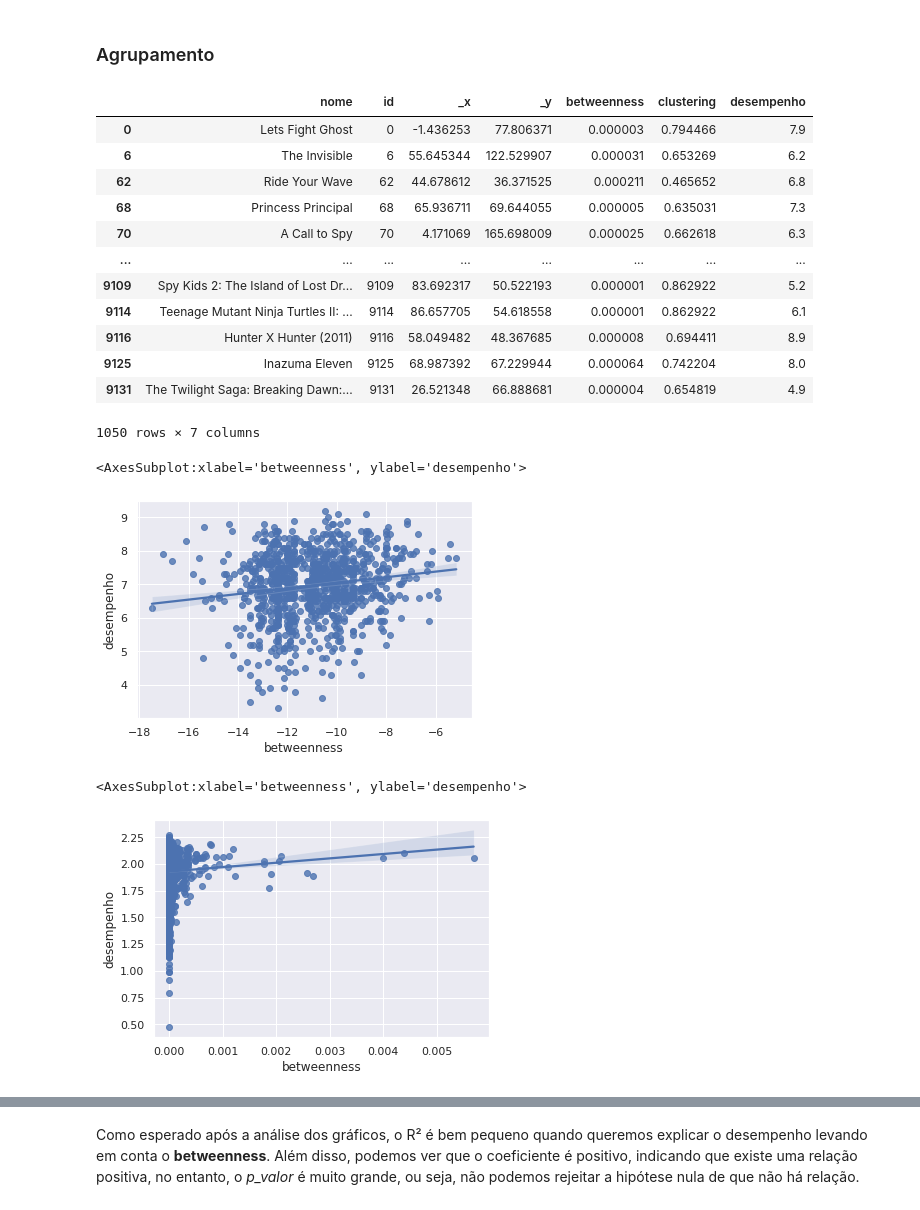
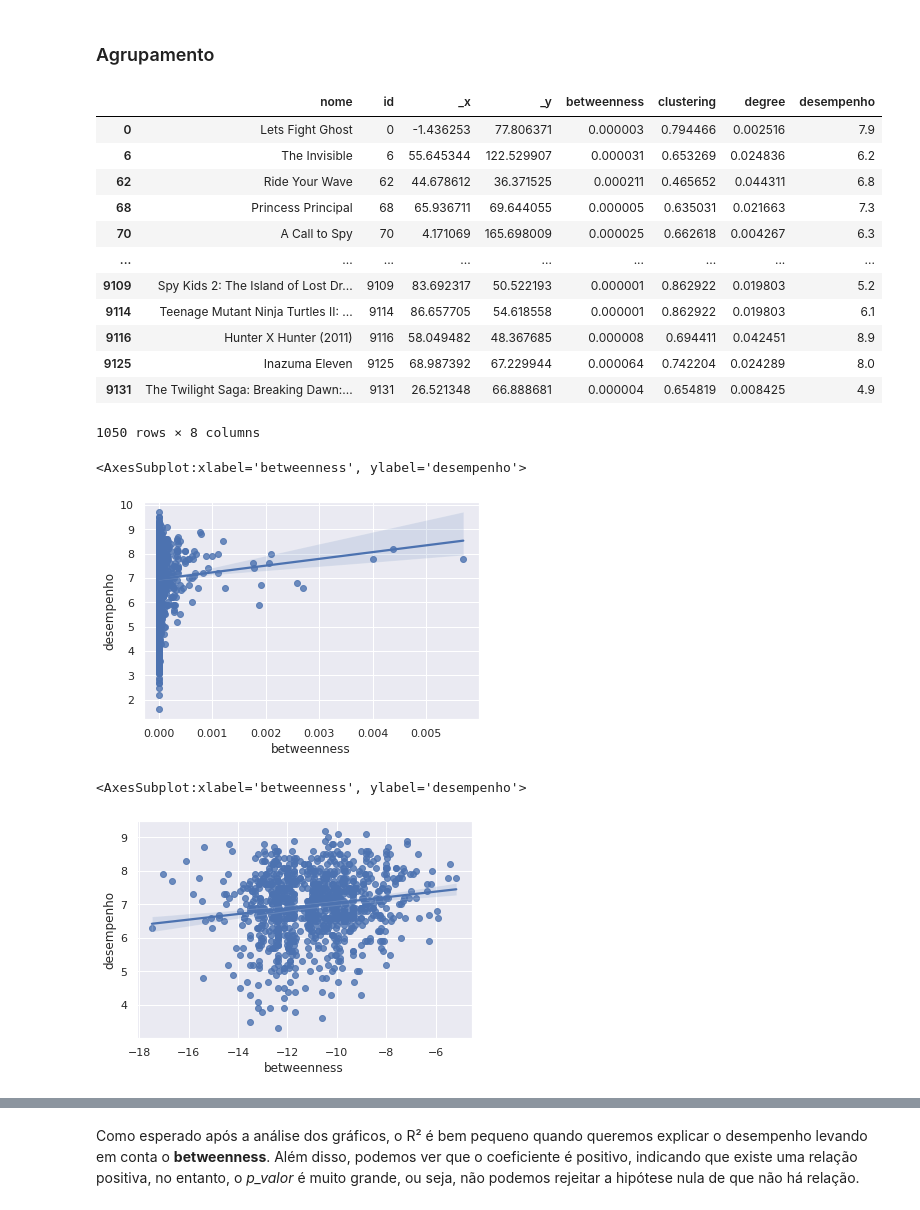
Before and after one commit to hashiprobr-classroom/parte-tecnica-do-projeto-grupoh, a Jupyter notebook: notebooks/Projeto - Análise de Rede - novo corte.ipynb, the cells around one changed output, grey strips where cells are left out. Saved outputs shown, nothing was run; the diff lists cells and outputs as text; code cells hidden in the pictures.

Commit message:
tentando ver com degree como variável de controle

```diff
--- a/notebooks/Projeto - Análise de Rede - novo corte.ipynb
+++ b/notebooks/Projeto - Análise de Rede - novo corte.ipynb
@@ -47,8 +47,12 @@ c = clustering.local_clustering(grafo_titulo)
 # calculo betweenness
 bc, _ = centrality.betweenness(grafo_titulo)
 
+# calculo degree
+dc = degree_gt(grafo_titulo)
+
 grafo_titulo.vp['betweenness'] = bc
 grafo_titulo.vp['clustering'] = c
+grafo_titulo.vp['degree'] = dc
 # %%
 df = pd.DataFrame({k: list(v) for k, v in grafo_titulo.vp.items()})
 # %%
@@ -151,29 +155,29 @@ import statsmodels.formula.api as smf
 a = df[df['betweenness'] > 0]
 a
 # %% [output]
-|  | nome | id | _x | _y | betweenness | clustering | desempenho |
-| 0 | Lets Fight Ghost | 0 | -1.436253 | 77.806371 | 0.000003 | 0.794466 | 7.9 |
-| 6 | The Invisible | 6 | 55.645344 | 122.529907 | 0.000031 | 0.653269 | 6.2 |
-| 62 | Ride Your Wave | 62 | 44.678612 | 36.371525 | 0.000211 | 0.465652 | 6.8 |
-| 68 | Princess Principal | 68 | 65.936711 | 69.644055 | 0.000005 | 0.635031 | 7.3 |
-| 70 | A Call to Spy | 70 | 4.171069 | 165.698009 | 0.000025 | 0.662618 | 6.3 |
-| ... | ... | ... | ... | ... | ... | ... | ... |
-| 9109 | Spy Kids 2: The Island of Lost Dr... | 9109 | 83.692317 | 50.522193 | 0.000001 | 0.862922 | 5.2 |
-| 9114 | Teenage Mutant Ninja Turtles II: ... | 9114 | 86.657705 | 54.618558 | 0.000001 | 0.862922 | 6.1 |
-| 9116 | Hunter X Hunter (2011) | 9116 | 58.049482 | 48.367685 | 0.000008 | 0.694411 | 8.9 |
-| 9125 | Inazuma Eleven | 9125 | 68.987392 | 67.229944 | 0.000064 | 0.742204 | 8.0 |
-| 9131 | The Twilight Saga: Breaking Dawn:... | 9131 | 26.521348 | 66.888681 | 0.000004 | 0.654819 | 4.9 |
+|  | nome | id | _x | _y | betweenness | clustering | degree | desempenho |
+| 0 | Lets Fight Ghost | 0 | -1.436253 | 77.806371 | 0.000003 | 0.794466 | 0.002516 | 7.9 |
+| 6 | The Invisible | 6 | 55.645344 | 122.529907 | 0.000031 | 0.653269 | 0.024836 | 6.2 |
+| 62 | Ride Your Wave | 62 | 44.678612 | 36.371525 | 0.000211 | 0.465652 | 0.044311 | 6.8 |
+| 68 | Princess Principal | 68 | 65.936711 | 69.644055 | 0.000005 | 0.635031 | 0.021663 | 7.3 |
+| 70 | A Call to Spy | 70 | 4.171069 | 165.698009 | 0.000025 | 0.662618 | 0.004267 | 6.3 |
+| ... | ... | ... | ... | ... | ... | ... | ... | ... |
+| 9109 | Spy Kids 2: The Island of Lost Dr... | 9109 | 83.692317 | 50.522193 | 0.000001 | 0.862922 | 0.019803 | 5.2 |
+| 9114 | Teenage Mutant Ninja Turtles II: ... | 9114 | 86.657705 | 54.618558 | 0.000001 | 0.862922 | 0.019803 | 6.1 |
+| 9116 | Hunter X Hunter (2011) | 9116 | 58.049482 | 48.367685 | 0.000008 | 0.694411 | 0.042451 | 8.9 |
+| 9125 | Inazuma Eleven | 9125 | 68.987392 | 67.229944 | 0.000064 | 0.742204 | 0.024289 | 8.0 |
+| 9131 | The Twilight Saga: Breaking Dawn:... | 9131 | 26.521348 | 66.888681 | 0.000004 | 0.654819 | 0.008425 | 4.9 |
-1050 rows × 7 columns
+1050 rows × 8 columns
 # %%
-sns.regplot(x=np.log(a['betweenness']), y=a['desempenho'])
+sns.regplot(x=df['betweenness'], y=(df['desempenho']))
 # %% [output]
 <AxesSubplot:xlabel='betweenness', ylabel='desempenho'>
-[figure, old version]
+[figure, new version]
 # %%
-sns.regplot(x=df['betweenness'], y=np.log(df['desempenho']))
+sns.regplot(x=np.log(a['betweenness']), y=a['desempenho'])
 # %% [output]
 <AxesSubplot:xlabel='betweenness', ylabel='desempenho'>
-[figure, old version]
+[figure, new version]
 # %%
 model = smf.ols(data=a, formula='desempenho ~ np.log(betweenness)')
 result = model.fit()
```
Also changed, not shown: parts of 11 cells of this notebook.
